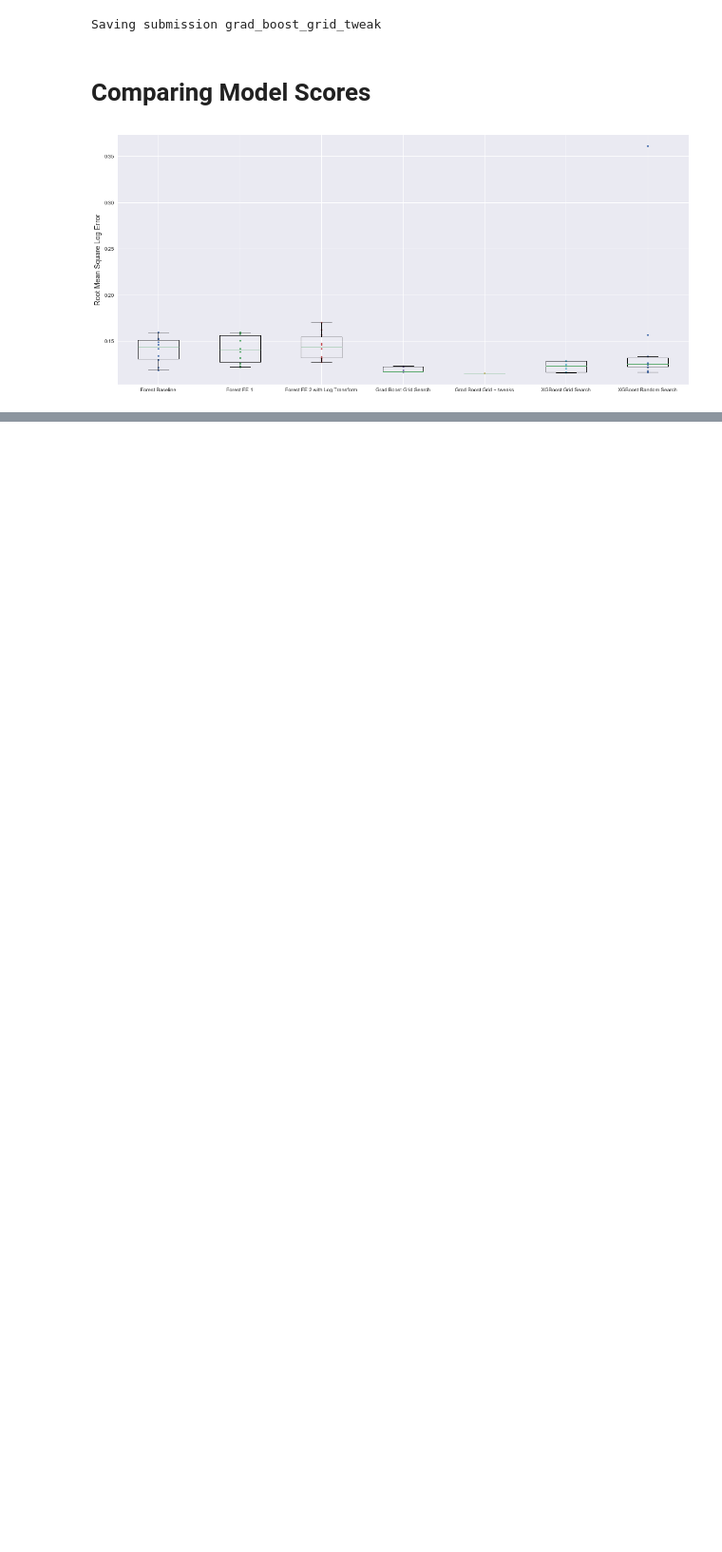
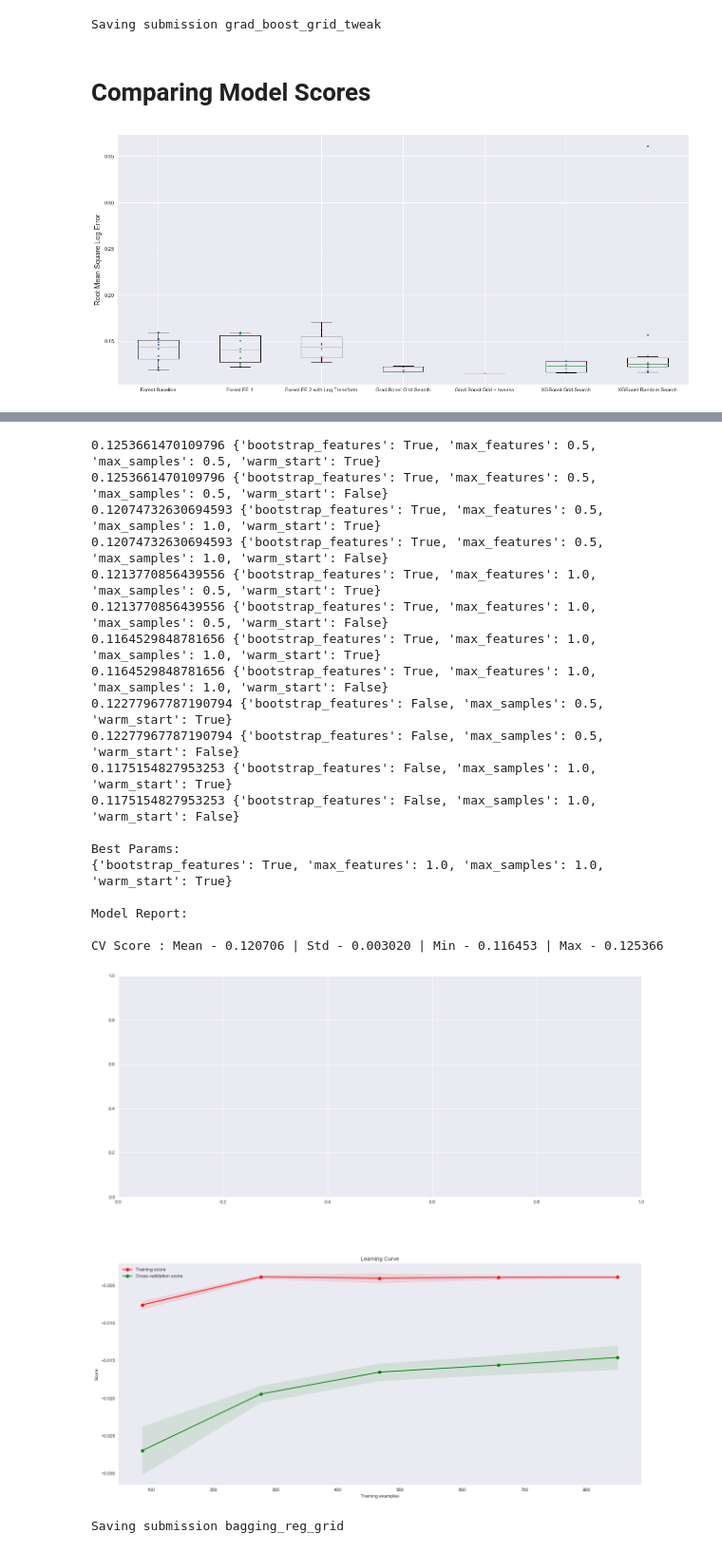
Before and after one commit to dorond/kaggle-house-prices-prediction, a Jupyter notebook: Housing Sale Price Prediction (Kaggle).ipynb, the cells around one changed output, grey strips where cells are left out. Shown at 95% size. Saved outputs shown, nothing was run; the diff lists cells and outputs as text; code cells hidden in the pictures; blank space fills up the shorter version.

```diff
--- a/Housing Sale Price Prediction (Kaggle).ipynb
+++ b/Housing Sale Price Prediction (Kaggle).ipynb
@@ -1222,9 +1227,14 @@ def measure_regression_model(model_data, train_orig, max_num_features=30, show_w
     fig.subplots_adjust(hspace=0.3)
     ax1 = ax.ravel()[0]
 
-    if not isinstance(model, (LinearRegression, MLPRegressor)):
+    if not isinstance(model, (LinearRegression, MLPRegressor, BaggingRegressor)):
         skplt.estimators.plot_feature_importances(model, feature_names = trans_feature_names,
                                               max_num_features=max_num_features, x_tick_rotation=60, ax=ax1, title_fontsize="large")
+    elif isinstance(model, (BaggingRegressor)):
+        if model_data["oob_score"] is not None:
+            print("Out-of-bag Estimate:", model_data["oob_score"])
+        ax1 = None
+
     elif isinstance(model, (LinearRegression)):
         num_coeffs = len(model.coef_)
         neg_coef = pd.Series(model.coef_, features).sort_values().nsmallest(int(num_coeffs*0.05))
@@ -4605,0 +4785,47 @@ forest_fe1_keep_sources_top             0.255915
+# %%
+from scipy.stats import randint
+from sklearn.preprocessing import QuantileTransformer
+from sklearn.preprocessing import Normalizer
+from sklearn.preprocessing import MinMaxScaler
+from sklearn.preprocessing import PolynomialFeatures
+from sklearn.ensemble import BaggingRegressor
+
+train = load_data(base_path, "train")
+test = load_data(base_path, "test")
+train["source"] = "train"
+test["source"] = "test"
+training_data = train.copy()
+
+param_grid = [
+    {'max_features': [0.5, 1.0], "bootstrap_features": [True], "max_samples": [0.5, 1.0], "warm_start": [True, False]},
+    {"bootstrap_features": [False], "max_samples": [0.5, 1.0], "warm_start": [True, False]},
+
+]
+
+param_search = {
+    "method": "grid",
+    "cv": 5,
+    "iterations": None,
+    "scoring": scoring,
+    "params": param_grid
+
+}
+
+bagging_reg_grid = build_run_model(BaggingRegressor(base_estimator=GradientBoostingRegressor(alpha=0.9, criterion='friedman_mse', init=None,
+             learning_rate=0.1, loss='ls', max_depth=4, max_features=None,
+             max_leaf_nodes=None, min_impurity_decrease=0.0,
+             min_impurity_split=None, min_samples_leaf=3,
+             min_samples_split=2, min_weight_fraction_leaf=0.0,
+             n_estimators=200, presort='auto', random_state=42,
+             subsample=1.0, verbose=0, warm_start=True) ,
+                                               random_state=42, oob_score=False, verbose=2), training_data, "SalePrice", num_pipelines, cat_pipelines, bool_pipelines, identifiers_to_drop, scoring=scoring,
+                                                                                feature_add_remove_pipeline=feature_add_remove_pipeline, feature_transform_pipeline=feature_transform_pipeline,
+                                                                                outlier_pipeline=outlier_pipeline, feature_list=None, param_search=param_search, model_name="bagging_reg_grid")
+
+measure_regression_model(bagging_reg_grid, training_data)
+
+bagging_reg_grid = predict_test_set(bagging_reg_grid, test, identifiers_to_drop, target=None)
+
+submission = pd.DataFrame({"Id": test["Id"], "SalePrice": bagging_reg_grid["final_predictions"]})
+save_submission(submission, "bagging_reg_grid", extension="csv")
+# %% [output]
@@ -4605,0 +4853,21 @@ forest_fe1_keep_sources_top             0.255915
+0.1253661470109796 {'bootstrap_features': True, 'max_features': 0.5, 'max_samples': 0.5, 'warm_start': True}
+0.1253661470109796 {'bootstrap_features': True, 'max_features': 0.5, 'max_samples': 0.5, 'warm_start': False}
+0.12074732630694593 {'bootstrap_features': True, 'max_features': 0.5, 'max_samples': 1.0, 'warm_start': True}
+0.12074732630694593 {'bootstrap_features': True, 'max_features': 0.5, 'max_samples': 1.0, 'warm_start': False}
+0.1213770856439556 {'bootstrap_features': True, 'max_features': 1.0, 'max_samples': 0.5, 'warm_start': True}
+0.1213770856439556 {'bootstrap_features': True, 'max_features': 1.0, 'max_samples': 0.5, 'warm_start': False}
+0.1164529848781656 {'bootstrap_features': True, 'max_features': 1.0, 'max_samples': 1.0, 'warm_start': True}
+0.1164529848781656 {'bootstrap_features': True, 'max_features': 1.0, 'max_samples': 1.0, 'warm_start': False}
+0.12277967787190794 {'bootstrap_features': False, 'max_samples': 0.5, 'warm_start': True}
+0.12277967787190794 {'bootstrap_features': False, 'max_samples': 0.5, 'warm_start': False}
+0.1175154827953253 {'bootstrap_features': False, 'max_samples': 1.0, 'warm_start': True}
+0.1175154827953253 {'bootstrap_features': False, 'max_samples': 1.0, 'warm_start': False}
+
+Best Params:
+{'bootstrap_features': True, 'max_features': 1.0, 'max_samples': 1.0, 'warm_start': True}
+
+Model Report:
+
+CV Score : Mean - 0.120706 | Std - 0.003020 | Min - 0.116453 | Max - 0.125366
+[figure, added]
+Saving submission bagging_reg_grid
```
Also changed, not shown: parts of 13 cells of this notebook, 2 other files.
